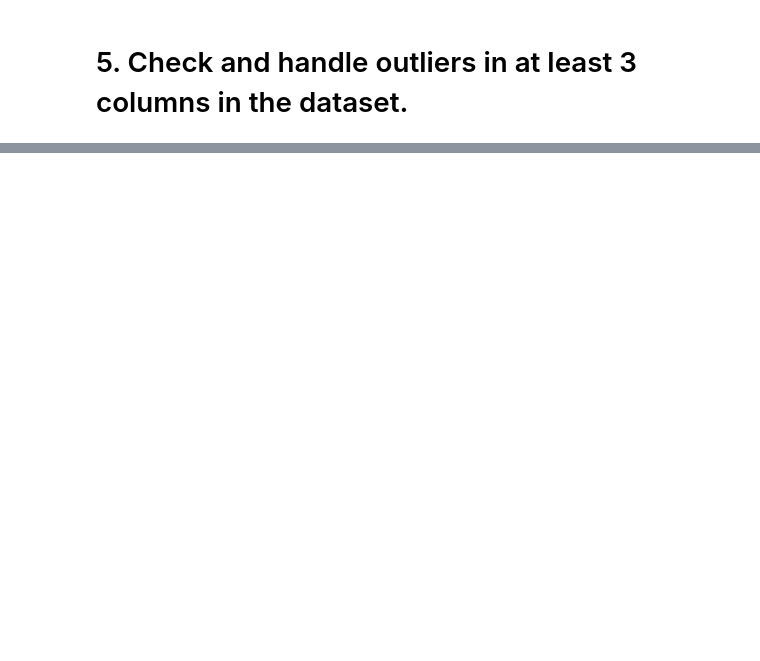
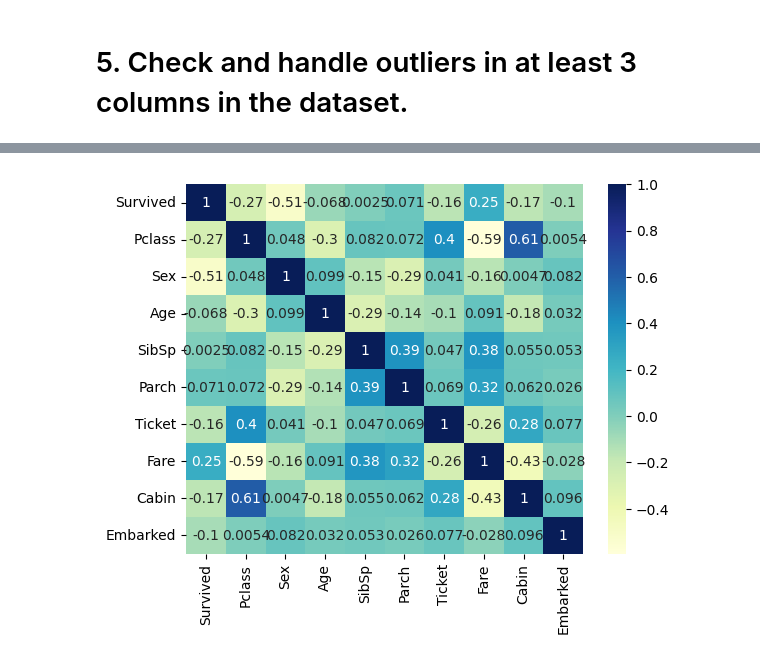
Before and after one commit to syamkrishnanharidas/DATA_ANALYTICS_PYTHON_ASSIGNMENT, a Jupyter notebook: A06_TITANIC.ipynb, the cells around one changed output, grey strips where cells are left out. Cells and saved outputs as stored; diff of their text form; code cells hidden in the pictures; blank space fills up the shorter version.

```diff
--- a/A06_TITANIC.ipynb
+++ b/A06_TITANIC.ipynb
@@ -161,0 +311,4 @@ NameError: name 'df1' is not defined
+# %%
+df5=df4.drop(df4.loc[df4['Ticket']<lower_limit].index)
+df5=df4.drop(df4.loc[df4['Ticket']>upper_limit].index)
+df5
@@ -161,0 +413,7 @@ NameError: name 'df1' is not defined
+# %%
+corr_matrix = df5.corr()
+# %%
+sns.heatmap(corr_matrix, annot = True, cmap = 'YlGnBu')
+plt.show()
+# %% [output]
+[figure, added]
```
Also changed, not shown: parts of 40 cells of this notebook.
